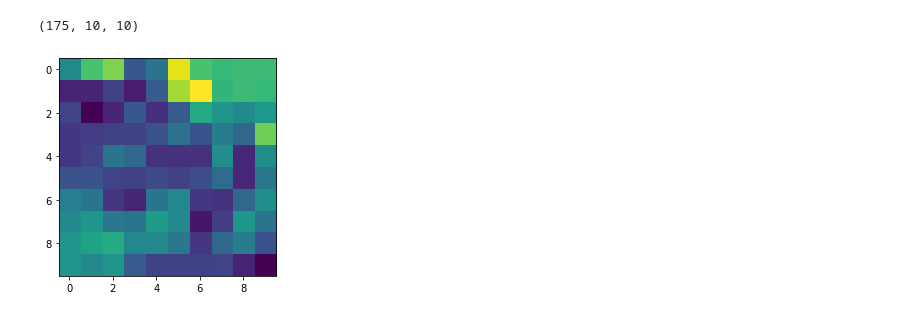
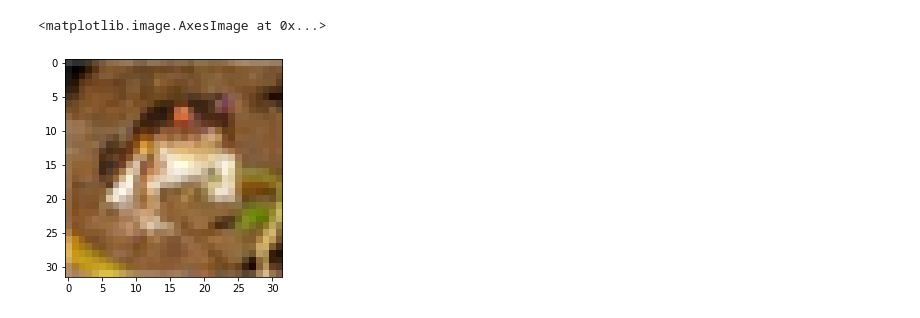
Before and after one commit to fdlci/FGMDA, a Jupyter notebook: question4.ipynb, the cells around one changed output. Cells and saved outputs as stored; diff of their text form; code cells hidden in the pictures.

```diff
--- a/question4.ipynb
+++ b/question4.ipynb
@@ -9,3 +10,6 @@ from skimage.io import imread
 from tqdm.notebook import tqdm
 import random
 from search_alg_visited_nodes import defeatist_search_vn, search_pruning_vn
+# %%
+with open("cifar-10/data_batch_1", "rb") as file:
+    cifar = pickle.load(file, encoding="bytes")
@@ -12,3 +19,14 @@ from search_alg_visited_nodes import defeatist_search_vn, search_pruning_vn
+# %%
+cifar_images = np.moveaxis(cifar[b'data'].reshape(10000, 3, 32, 32)/255., 1, -1)
+cifar_images_gray = cifar_images.mean(axis=-1)
+data_color = cifar_images[:30]
+data_gray = cifar_images_gray[:30]
+data_labels = list(map(lambda i: text_labels[i], cifar_labels[:30]))
+# %%
+plt.imshow(cifar_images[0])
+# %% [output]
+<matplotlib.image.AxesImage at 0x...>
+[figure, added]
 # %%
 def select_samples_same_size(path, window_size, num_window):
     data = []
@@ -28,10 +46,3 @@ data = select_samples_same_size(path, window_size, num_window)
-# %%
-print(data.shape)
-plt.imshow(data[0])
-plt.show()
-# %% [output]
-(175, 10, 10)
-[figure, removed]
 # %%
 import cv2
 def img_to_sig(arr):
```
Also changed, not shown: parts of 21 cells of this notebook, 3 other files.
